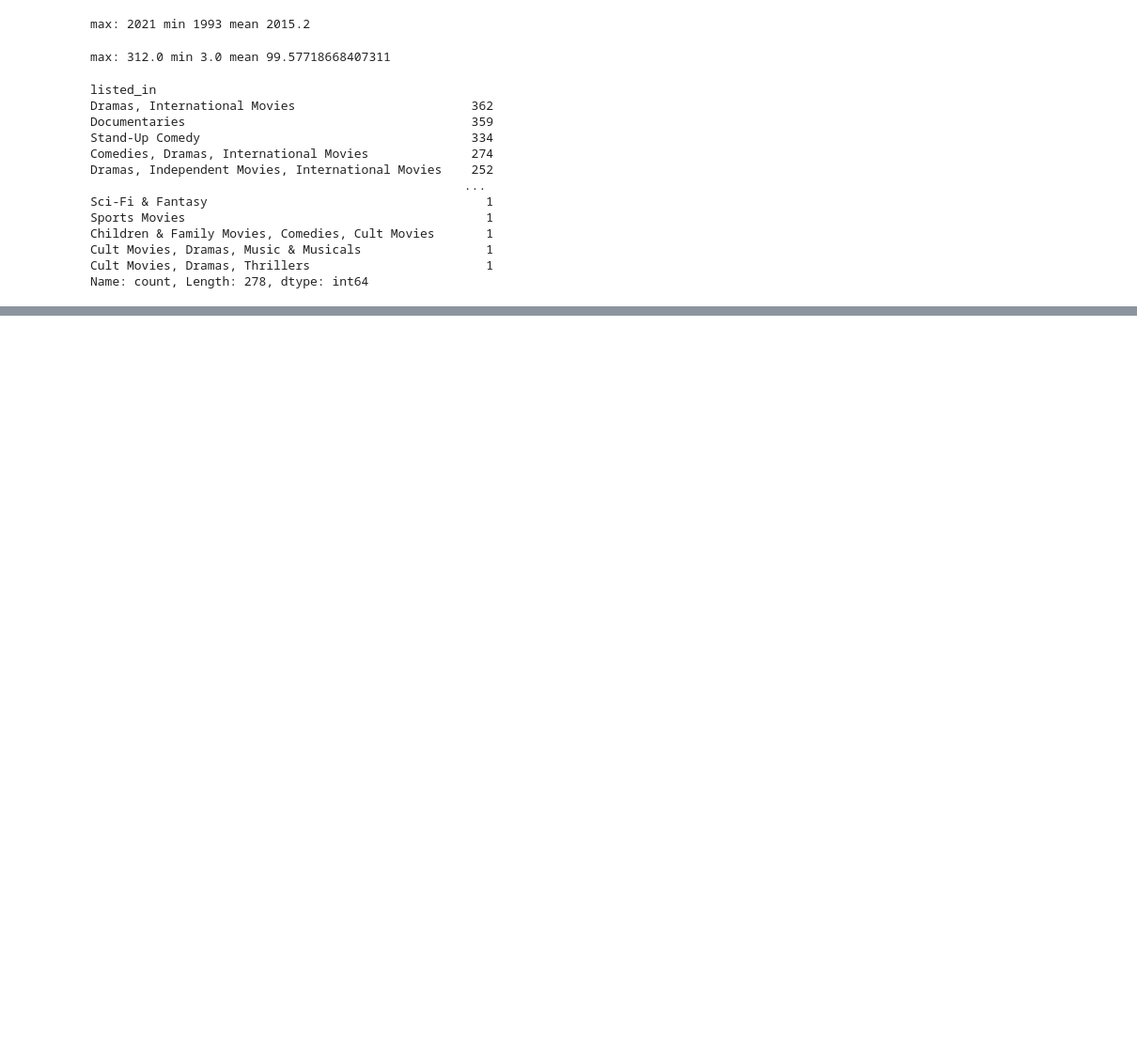
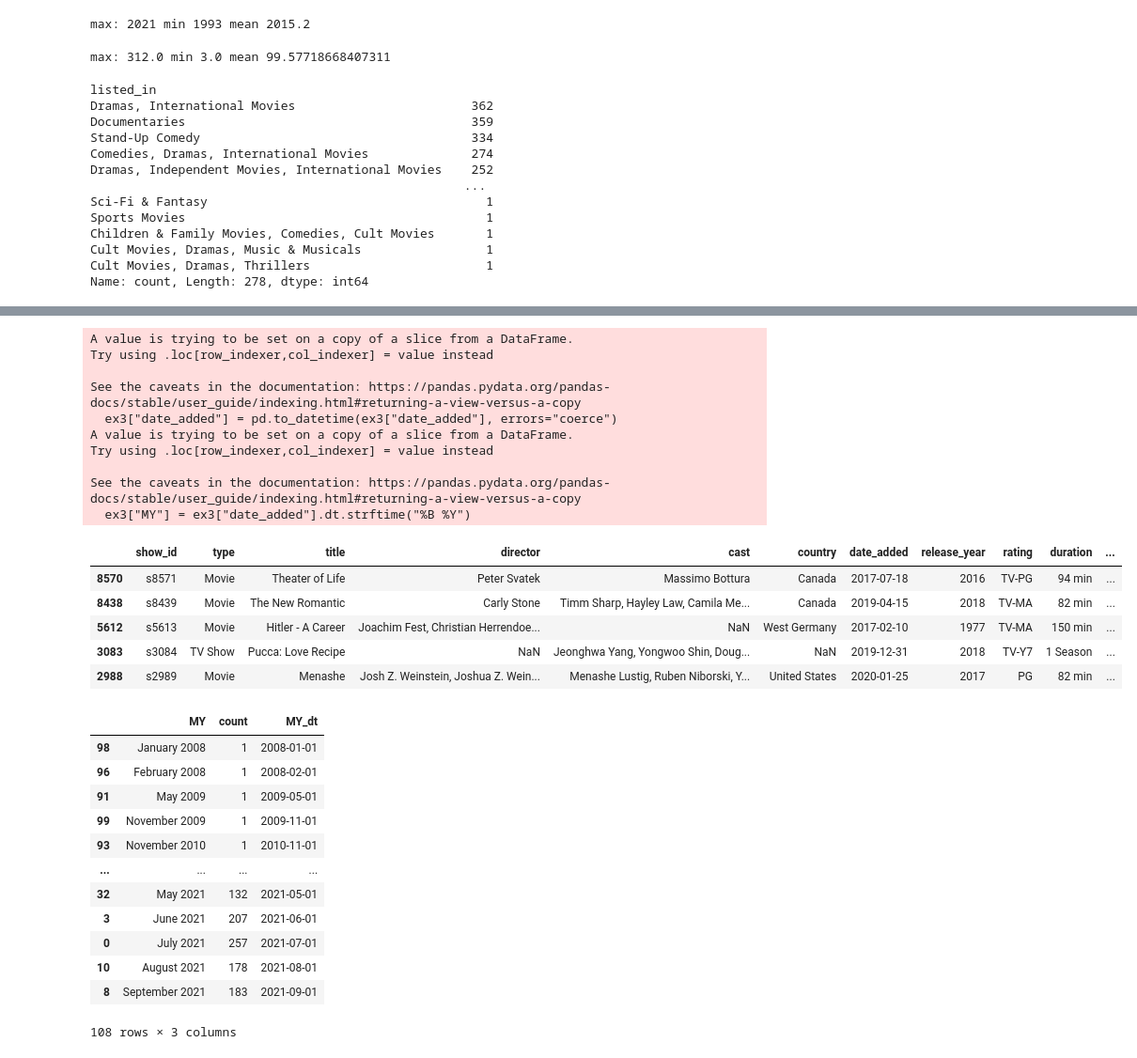
Before and after one commit to TBarnes25/data-science-portfolio, a Jupyter notebook: NetflixTrends/main.ipynb, the cells around one changed output, grey strips where cells are left out. Shown at 94% size. Drawn from its saved outputs; the diff is of its cells as text; code cells hidden in the pictures; blank space fills up the shorter version.

```diff
--- a/NetflixTrends/main.ipynb
+++ b/NetflixTrends/main.ipynb
@@ -86,0 +321,44 @@ Name: count, dtype: int64
+# %%
+# Visualise when new content added throughout the years
+# organising the data to be in th eright forat for matplotlib
+
+ex3 = df.dropna(subset=["date_added"])
+ex3["date_added"] = pd.to_datetime(ex3["date_added"], errors="coerce")
+
+ex3["MY"] = ex3["date_added"].dt.strftime("%B %Y")
+display(ex3.sample(5))
+groups = ex3["MY"].value_counts().reset_index()
+groups["MY_dt"] = (pd.to_datetime(groups["MY"], errors = "coerce"))
+groups= groups.sort_values("MY_dt")
+display(groups)
+#
+# %% [output]
+A value is trying to be set on a copy of a slice from a DataFrame.
+Try using .loc[row_indexer,col_indexer] = value instead
+
+See the caveats in the documentation: https://pandas.pydata.org/pandas-docs/stable/user_guide/indexing.html#returning-a-view-versus-a-copy
+  ex3["date_added"] = pd.to_datetime(ex3["date_added"], errors="coerce")
+A value is trying to be set on a copy of a slice from a DataFrame.
+Try using .loc[row_indexer,col_indexer] = value instead
+
+See the caveats in the documentation: https://pandas.pydata.org/pandas-docs/stable/user_guide/indexing.html#returning-a-view-versus-a-copy
+  ex3["MY"] = ex3["date_added"].dt.strftime("%B %Y")
+|  | show_id | type | title | director | cast | country | date_added | release_year | rating | duration | ... |
+| 8570 | s8571 | Movie | Theater of Life | Peter Svatek | Massimo Bottura | Canada | 2017-07-18 | 2016 | TV-PG | 94 min | ... |
+| 8438 | s8439 | Movie | The New Romantic | Carly Stone | Timm Sharp, Hayley Law, Camila Me... | Canada | 2019-04-15 | 2018 | TV-MA | 82 min | ... |
+| 5612 | s5613 | Movie | Hitler - A Career | Joachim Fest, Christian Herrendoe... | NaN | West Germany | 2017-02-10 | 1977 | TV-MA | 150 min | ... |
+| 3083 | s3084 | TV Show | Pucca: Love Recipe | NaN | Jeonghwa Yang, Yongwoo Shin, Doug... | NaN | 2019-12-31 | 2018 | TV-Y7 | 1 Season | ... |
+| 2988 | s2989 | Movie | Menashe | Josh Z. Weinstein, Joshua Z. Wein... | Menashe Lustig, Ruben Niborski, Y... | United States | 2020-01-25 | 2017 | PG | 82 min | ... |
+|  | MY | count | MY_dt |
+| 98 | January 2008 | 1 | 2008-01-01 |
+| 96 | February 2008 | 1 | 2008-02-01 |
+| 91 | May 2009 | 1 | 2009-05-01 |
+| 99 | November 2009 | 1 | 2009-11-01 |
+| 93 | November 2010 | 1 | 2010-11-01 |
+| ... | ... | ... | ... |
+| 32 | May 2021 | 132 | 2021-05-01 |
+| 3 | June 2021 | 207 | 2021-06-01 |
+| 0 | July 2021 | 257 | 2021-07-01 |
+| 10 | August 2021 | 178 | 2021-08-01 |
+| 8 | September 2021 | 183 | 2021-09-01 |
+108 rows × 3 columns
```
Also changed, not shown: parts of 20 cells of this notebook.
